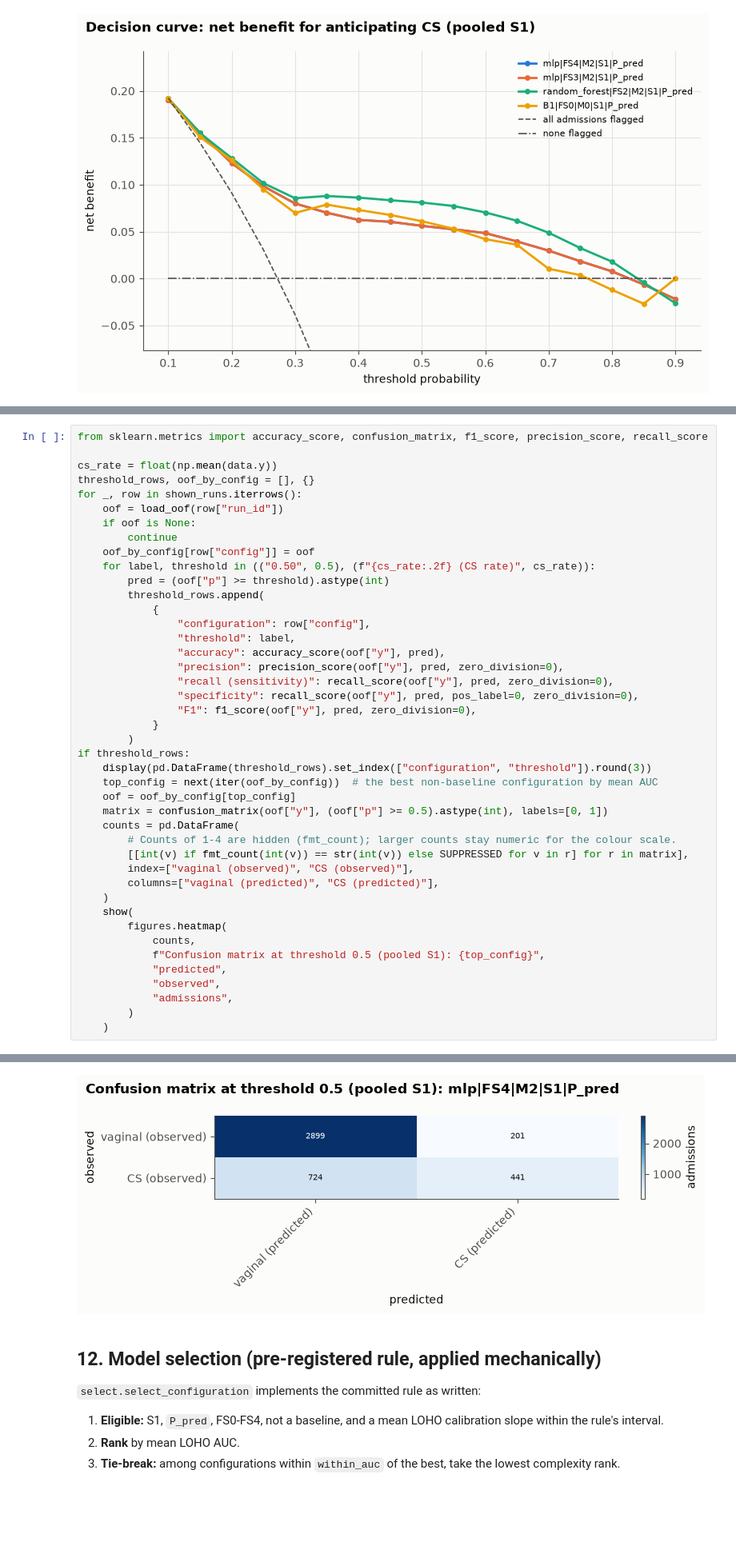
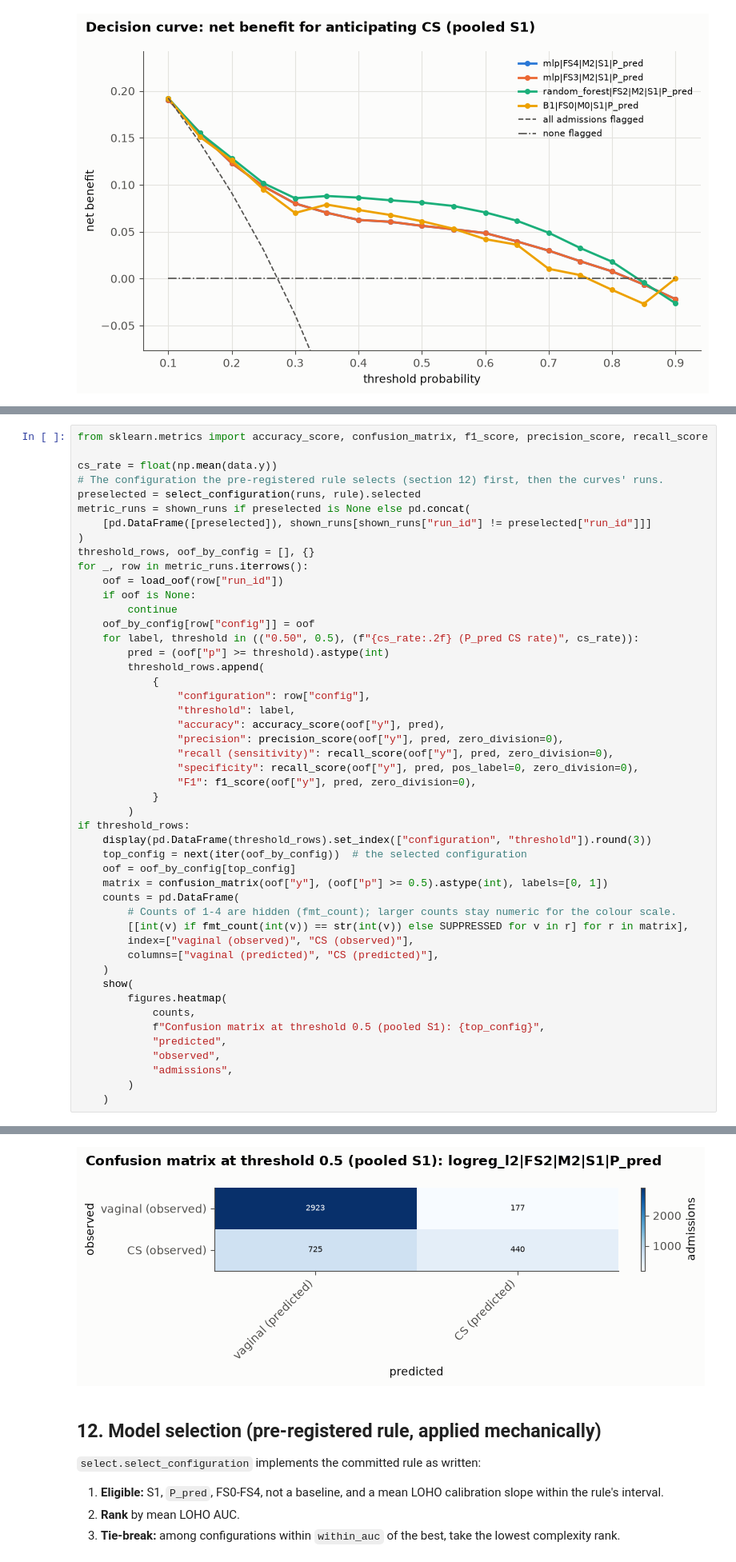
Before and after one commit to icyeza/robby, a Jupyter notebook: ML/notebooks/01_cesarean_readiness_pipeline.ipynb, the cells around one changed output, grey strips where cells are left out. Shown at 80% size. Cells and saved outputs as stored; diff of their text form; blank space fills up the shorter version.

Commit message:
feat: threshold metrics lead with the selected configuration

```diff
--- a/ML/notebooks/01_cesarean_readiness_pipeline.ipynb
+++ b/ML/notebooks/01_cesarean_readiness_pipeline.ipynb
@@ -1707,13 +1707,18 @@ model did not see in training.
 from sklearn.metrics import accuracy_score, confusion_matrix, f1_score, precision_score, recall_score
 
 cs_rate = float(np.mean(data.y))
+# The configuration the pre-registered rule selects (section 12) first, then the curves' runs.
+preselected = select_configuration(runs, rule).selected
+metric_runs = shown_runs if preselected is None else pd.concat(
+    [pd.DataFrame([preselected]), shown_runs[shown_runs["run_id"] != preselected["run_id"]]]
+)
 threshold_rows, oof_by_config = [], {}
-for _, row in shown_runs.iterrows():
+for _, row in metric_runs.iterrows():
     oof = load_oof(row["run_id"])
     if oof is None:
         continue
     oof_by_config[row["config"]] = oof
-    for label, threshold in (("0.50", 0.5), (f"{cs_rate:.2f} (CS rate)", cs_rate)):
+    for label, threshold in (("0.50", 0.5), (f"{cs_rate:.2f} (P_pred CS rate)", cs_rate)):
         pred = (oof["p"] >= threshold).astype(int)
         threshold_rows.append(
             {
@@ -1728,7 +1733,7 @@ for _, row in shown_runs.iterrows():
         )
 if threshold_rows:
     display(pd.DataFrame(threshold_rows).set_index(["configuration", "threshold"]).round(3))
-    top_config = next(iter(oof_by_config))  # the best non-baseline configuration by mean AUC
+    top_config = next(iter(oof_by_config))  # the selected configuration
     oof = oof_by_config[top_config]
     matrix = confusion_matrix(oof["y"], (oof["p"] >= 0.5).astype(int), labels=[0, 1])
     counts = pd.DataFrame(
@@ -1760,4 +1767,4 @@ if threshold_rows:
-[figure, old version]
+[figure, new version]
 # %% [markdown]
 ## 12. Model selection (pre-registered rule, applied mechanically)
 
```
Also changed, not shown: parts of 4 cells of this notebook.
